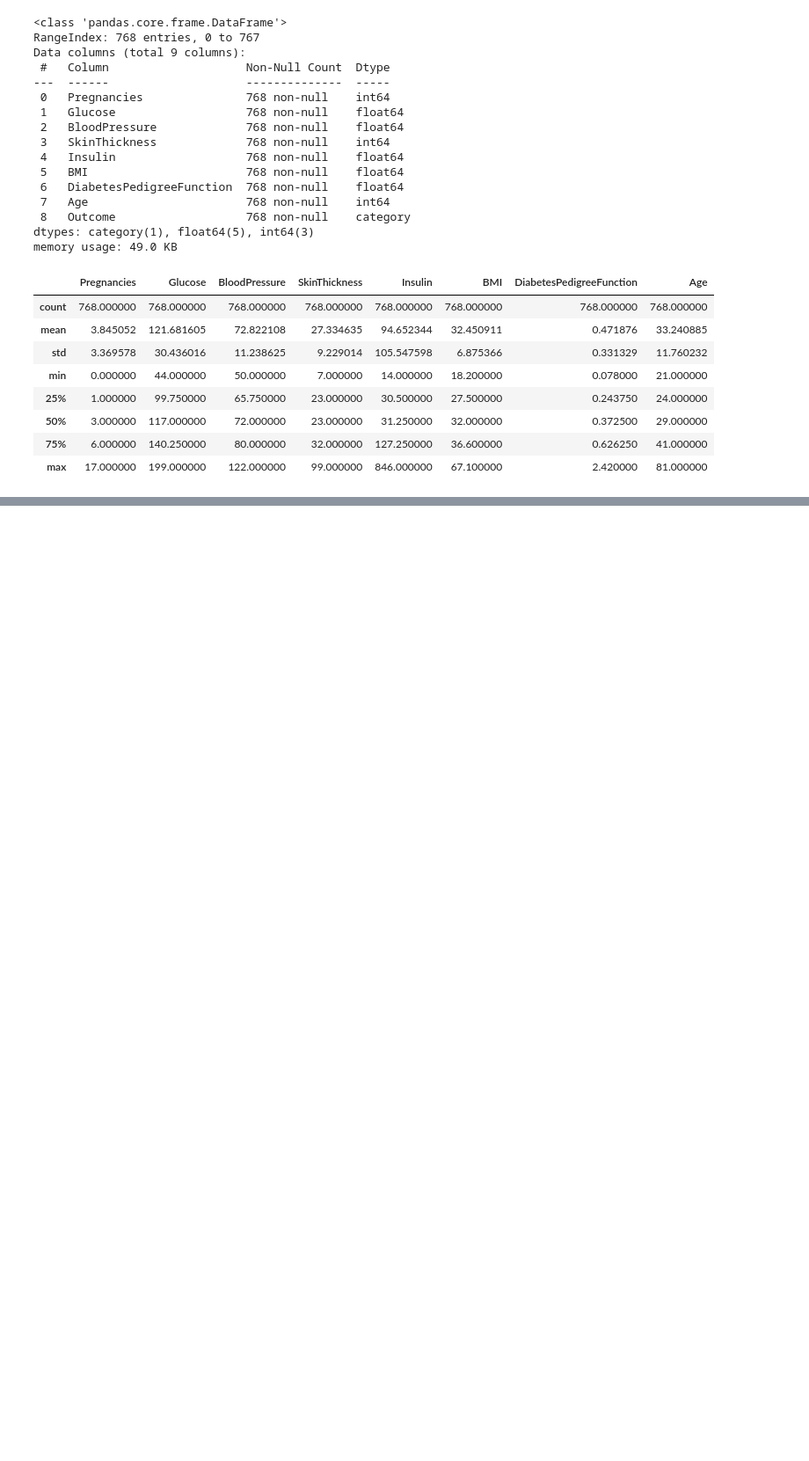
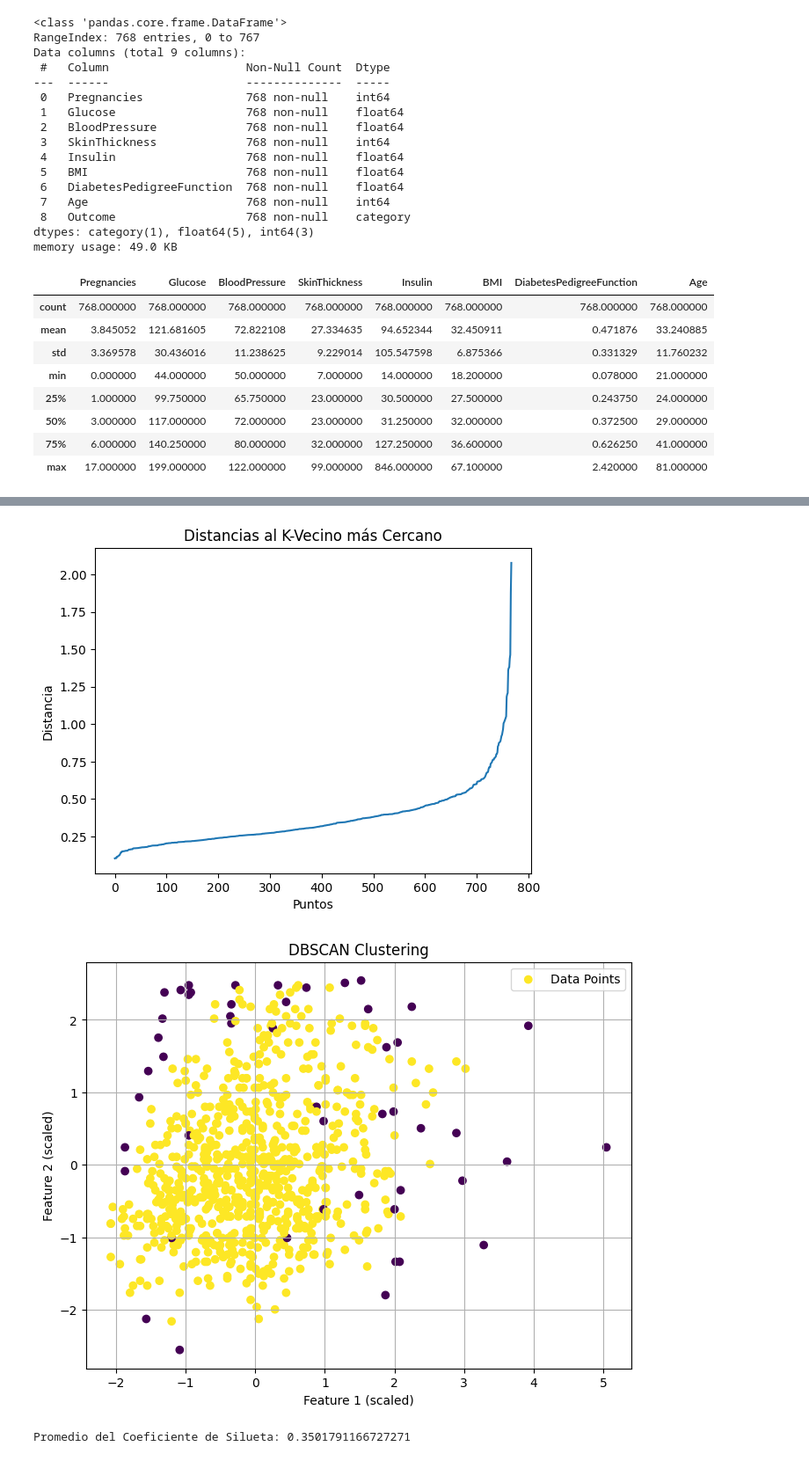
Before and after one commit to soletevendrell/dataanalytics, a Jupyter notebook: diabetes.ipynb, the cells around one changed output, grey strips where cells are left out. Shown at 88% size. Saved outputs shown, nothing was run; the diff lists cells and outputs as text; code cells hidden in the pictures; blank space fills up the shorter version.

```diff
--- a/diabetes.ipynb
+++ b/diabetes.ipynb
@@ -622,17 +458,0 @@ For n_clusters = 12 The average silhouette_score is : 0.12050021524680597
-# %%
-from sklearn.cluster import KMeans
-
-best_clusters_number = 9
-
-kmeans = KMeans(n_clusters=best_clusters_number)
-kmeans.fit(X)
-
-clusters = kmeans.predict(X)
-centroids = kmeans.cluster_centers_
-
-# assign calculated clusters as a new feature variable to the observations
-df['cluster'] = clusters
-d['cluster'] = clusters
-
-
-d.groupby('cluster').mean().reset_index()
@@ -767,0 +459,63 @@ The default of observed=False is deprecated and will be changed to True in a fut
+# %%
+
+from sklearn.cluster import DBSCAN
+from scipy.spatial import distance
+from scipy.linalg import inv
+from scipy.spatial import distance_matrix
+
+
+# Asumiendo que df es tu DataFrame y todas las columnas excepto la última son características
+X = df[['BMI', 'Glucose','Age']]  # Ajusta esto si tu estructura de datos es diferente
+
+# Escalar los datos
+scaler = StandardScaler()
+X_scaled = scaler.fit_transform(X)
+
+cov_matrix = np.cov(X_scaled, rowvar=False)
+inv_cov_matrix = np.linalg.inv(cov_matrix)
+
+# Definir la función de distancia de Mahalanobis
+def mahalanobis_distance(x, y):
+    difference = x - y
+    return np.sqrt(np.dot(np.dot(difference, inv_cov_matrix), difference.T))
+
+# Encontrar el valor de eps utilizando el método del k-vecino más cercano
+neighbors = NearestNeighbors(n_neighbors=5, metric='mahalanobis', metric_params={'VI': inv_cov_matrix})
+neighbors_fit = neighbors.fit(X_scaled)
+distances, indices = neighbors_fit.kneighbors(X_scaled)
+distances = np.sort(distances, axis=0)[:, 3]  # Usando el quinto vecino más cercano
+plt.plot(distances)
+plt.title('Distancias al K-Vecino más Cercano')
+plt.xlabel('Puntos')
+plt.ylabel('Distancia')
+plt.show()
+
+# El valor de eps puede ser elegido observando el gráfico anterior
+eps_value = distances[700]  # Esto debería ser ajustado basado en tu gráfico
+
+# Calcular las distancias de Mahalanobis entre todos los pares de puntos
+distance_matrix = distance_matrix(X_scaled, X_scaled, p=2)  # Usando norma L2 por simplicidad
+
+# Aplicar DBSCAN usando la matriz de distancias precalculada
+dbscan = DBSCAN(metric="precomputed", eps=eps_value, min_samples=5)
+clusters = dbscan.fit_predict(distance_matrix)
+
+# Añadir clústeres al DataFrame
+df['Cluster'] = clusters
+# Visualizar los clusters
+plt.figure(figsize=(8, 6))
+plt.scatter(X_scaled[:, 0], X_scaled[:, 1], c=clusters, cmap='viridis', marker='o', label='Data Points')
+plt.title('DBSCAN Clustering')
+plt.xlabel('Feature 1 (scaled)')
+plt.ylabel('Feature 2 (scaled)')
+plt.legend()
+plt.grid(True)
+plt.show()
+
+# Calcular y mostrar el coeficiente de silueta
+silhouette_avg = silhouette_score(X_scaled, clusters)
+print("Promedio del Coeficiente de Silueta:", silhouette_avg)
+# %% [output]
+[figure, added]
+[figure, added]
+Promedio del Coeficiente de Silueta: 0.3501791166727271
```
Also changed, not shown: parts of 14 cells of this notebook.
